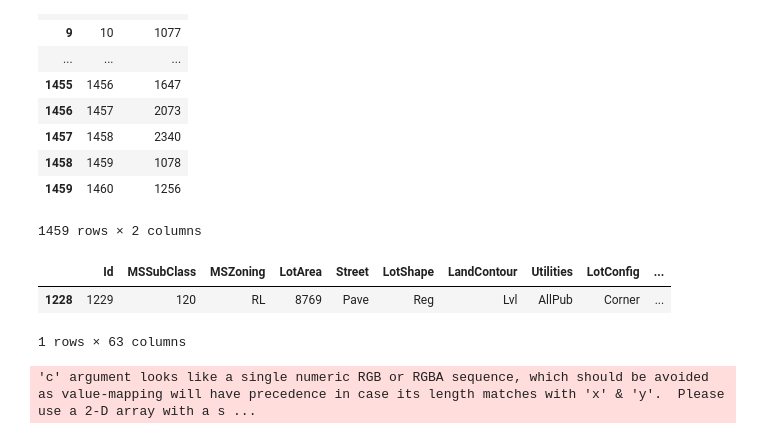
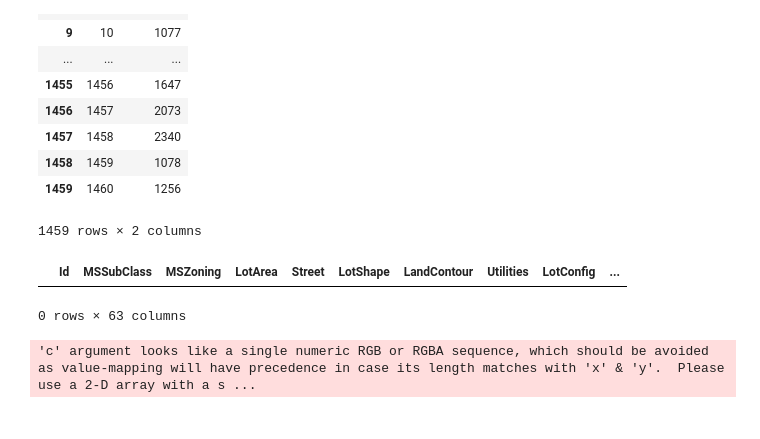
Before and after one commit to TanKinh/machine_learning, a Jupyter notebook: EDA/house_price/src/anylasic_house_price.ipynb, the cells around one changed output. Drawn from its saved outputs; the diff is of its cells as text; code cells hidden in the pictures.

```diff
--- a/EDA/house_price/src/anylasic_house_price.ipynb
+++ b/EDA/house_price/src/anylasic_house_price.ipynb
@@ -621,11 +612,10 @@ df_train[['Id','GrLivArea']]
 df_train = df_train.drop(df_train[df_train['Id'] == 1299].index)
 df_train = df_train.drop(df_train[df_train['Id'] == 524].index)
 # %%
-df_train[df_train['Id'] == 1229]
+df_train[df_train['Id'] == 1299]
 # %% [output]
 |  | Id | MSSubClass | MSZoning | LotArea | Street | LotShape | LandContour | Utilities | LotConfig | ... |
-| 1228 | 1229 | 120 | RL | 8769 | Pave | Reg | Lvl | AllPub | Corner | ... |
-1 rows × 63 columns
+0 rows × 63 columns
 # %%
 #bivariate analysis saleprice/grlivarea
 var = 'TotalBsmtSF'
```
Also changed, not shown: parts of 21 cells of this notebook.
